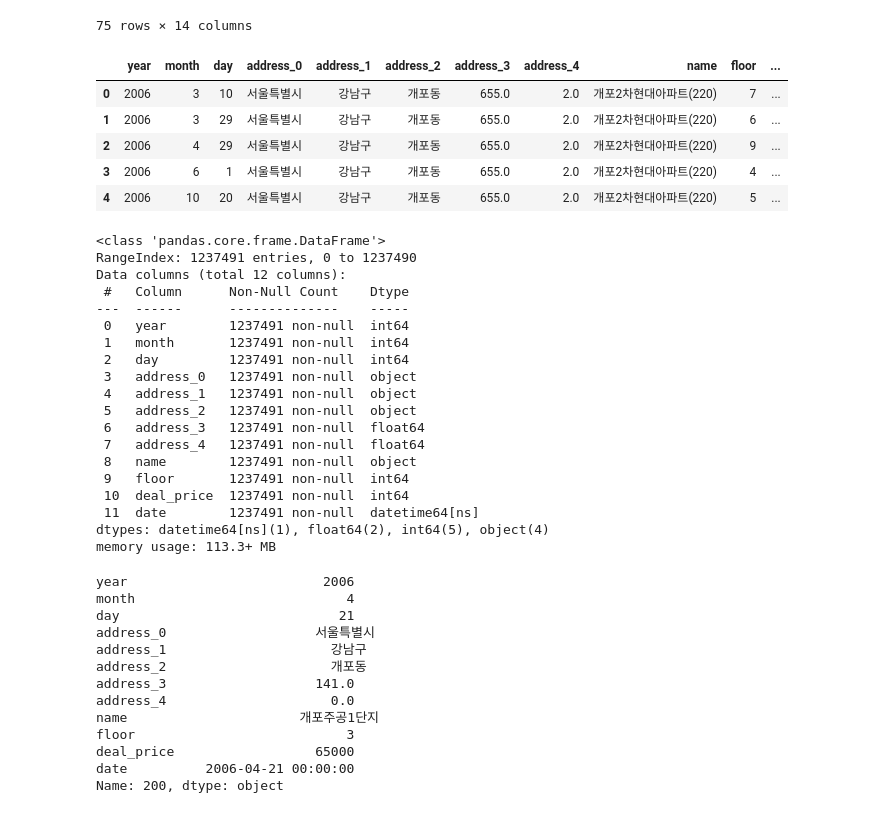
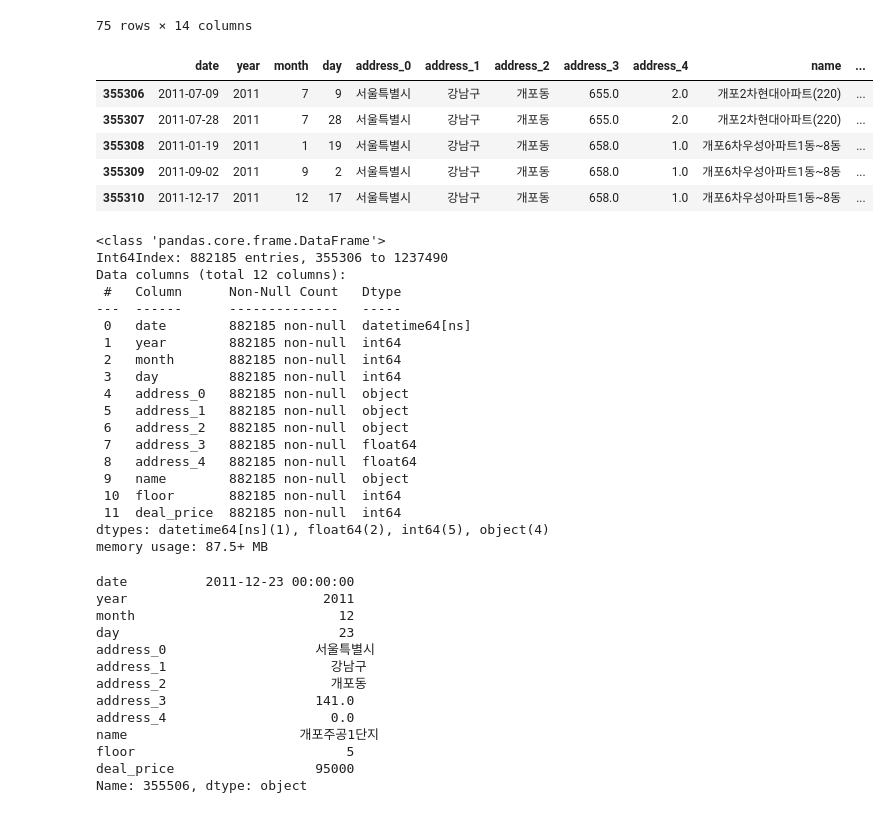
Before and after one commit to Ryong1998/house_price, a Jupyter notebook: apartment_deal.ipynb, the cells around one changed output. Drawn from its saved outputs; the diff is of its cells as text; code cells hidden in the pictures.

```diff
--- a/apartment_deal.ipynb
+++ b/apartment_deal.ipynb
@@ -355,52 +355,53 @@ df.loc[df['name']=='힐스테이트 서초 젠트리스','main_number'] = 557
 df.loc[df['name']=='힐스테이트 서초 젠트리스','sub_number'] = 0
 # %%
 # 사용할 컬럼들과, 컬럼명들 수정
-df_deal = df[['year','month','day','address_0','address_1','address_2','main_number','sub_number','name','floor','deal_price','date']].copy()
-df_deal.columns =['year','month','day','address_0','address_1','address_2','address_3','address_4','name','floor','deal_price','date']
+df_deal = df[['date','year','month','day','address_0','address_1','address_2','main_number','sub_number','name','floor','deal_price']].copy()
+df_deal.columns =['date','year','month','day','address_0','address_1','address_2','address_3','address_4','name','floor','deal_price']
+df_deal = df_deal[df_deal['year']>=2011]
 df_deal.head()
 # %% [output]
-|  | year | month | day | address_0 | address_1 | address_2 | address_3 | address_4 | name | floor | ... |
-| 0 | 2006 | 3 | 10 | 서울특별시 | 강남구 | 개포동 | 655.0 | 2.0 | 개포2차현대아파트(220) | 7 | ... |
-| 1 | 2006 | 3 | 29 | 서울특별시 | 강남구 | 개포동 | 655.0 | 2.0 | 개포2차현대아파트(220) | 6 | ... |
-| 2 | 2006 | 4 | 29 | 서울특별시 | 강남구 | 개포동 | 655.0 | 2.0 | 개포2차현대아파트(220) | 9 | ... |
-| 3 | 2006 | 6 | 1 | 서울특별시 | 강남구 | 개포동 | 655.0 | 2.0 | 개포2차현대아파트(220) | 4 | ... |
-| 4 | 2006 | 10 | 20 | 서울특별시 | 강남구 | 개포동 | 655.0 | 2.0 | 개포2차현대아파트(220) | 5 | ... |
+|  | date | year | month | day | address_0 | address_1 | address_2 | address_3 | address_4 | name | ... |
+| 355306 | 2011-07-09 | 2011 | 7 | 9 | 서울특별시 | 강남구 | 개포동 | 655.0 | 2.0 | 개포2차현대아파트(220) | ... |
+| 355307 | 2011-07-28 | 2011 | 7 | 28 | 서울특별시 | 강남구 | 개포동 | 655.0 | 2.0 | 개포2차현대아파트(220) | ... |
+| 355308 | 2011-01-19 | 2011 | 1 | 19 | 서울특별시 | 강남구 | 개포동 | 658.0 | 1.0 | 개포6차우성아파트1동~8동 | ... |
+| 355309 | 2011-09-02 | 2011 | 9 | 2 | 서울특별시 | 강남구 | 개포동 | 658.0 | 1.0 | 개포6차우성아파트1동~8동 | ... |
+| 355310 | 2011-12-17 | 2011 | 12 | 17 | 서울특별시 | 강남구 | 개포동 | 658.0 | 1.0 | 개포6차우성아파트1동~8동 | ... |
 # %%
 df_deal.info() # 데이터프레임 정보 확인
 # %% [output]
 <class 'pandas.core.frame.DataFrame'>
-RangeIndex: 1237491 entries, 0 to 1237490
+Int64Index: 882185 entries, 355306 to 1237490
 Data columns (total 12 columns):
- #   Column      Non-Null Count    Dtype
----  ------      --------------    -----
- 0   year        1237491 non-null  int64
- 1   month       1237491 non-null  int64
- 2   day         1237491 non-null  int64
- 3   address_0   1237491 non-null  object
- 4   address_1   1237491 non-null  object
- 5   address_2   1237491 non-null  object
- 6   address_3   1237491 non-null  float64
- 7   address_4   1237491 non-null  float64
- 8   name        1237491 non-null  object
- 9   floor       1237491 non-null  int64
- 10  deal_price  1237491 non-null  int64
- 11  date        1237491 non-null  datetime64[ns]
+ #   Column      Non-Null Count   Dtype
+---  ------      --------------   -----
+ 0   date        882185 non-null  datetime64[ns]
+ 1   year        882185 non-null  int64
+ 2   month       882185 non-null  int64
+ 3   day         882185 non-null  int64
+ 4   address_0   882185 non-null  object
+ 5   address_1   882185 non-null  object
+ 6   address_2   882185 non-null  object
+ 7   address_3   882185 non-null  float64
+ 8   address_4   882185 non-null  float64
+ 9   name        882185 non-null  object
+ 10  floor       882185 non-null  int64
+ 11  deal_price  882185 non-null  int64
 dtypes: datetime64[ns](1), float64(2), int64(5), object(4)
-memory usage: 113.3+ MB
+memory usage: 87.5+ MB
 # %%
 df_deal.iloc[200] # 정보들 제대로 있는지 확인
 # %% [output]
-year                         2006
-month                           4
-day                            21
+date          2011-12-23 00:00:00
+year                         2011
+month                          12
+day                            23
 address_0                   서울특별시
 address_1                     강남구
 address_2                     개포동
 address_3                   141.0
 address_4                     0.0
 name                      개포주공1단지
-floor                           3
-deal_price                  65000
-date          2006-04-21 00:00:00
-Name: 200, dtype: object
+floor                           5
+deal_price                  95000
+Name: 355506, dtype: object
 # %%
```
Also changed, not shown: parts of 1 cell of this notebook, 1 other file.
